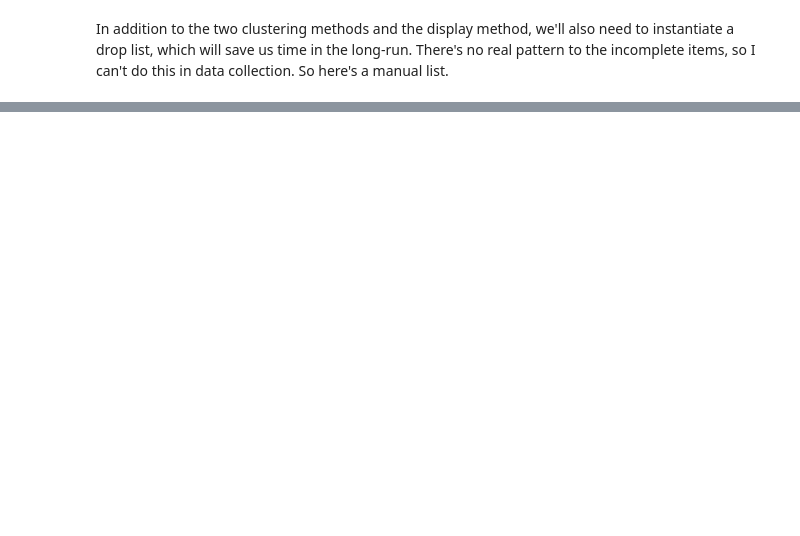
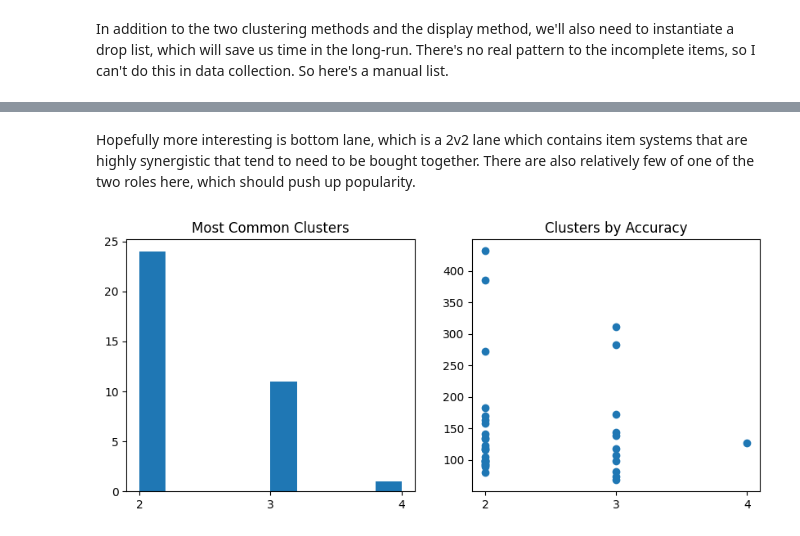
Before and after one commit to greenbird76/DSCI235_Final_Project, a Jupyter notebook: Clustering.ipynb, the cells around one changed output, grey strips where cells are left out. Drawn from its saved outputs; the diff is of its cells as text; code cells hidden in the pictures; blank space fills up the shorter version.

```diff
--- a/Clustering.ipynb
+++ b/Clustering.ipynb
@@ -193,0 +198,8 @@ top_best
+# %% [markdown]
+Hopefully more interesting is bottom lane, which is a 2v2 lane which contains item systems that are highly synergistic that tend to need to be bought together. There are also relatively few of one of the two roles here, which should push up popularity.
+# %%
+bot_best = find_role_optums(items[items['lane']=='BOTTOM'].drop(columns=droplist))
+bot_best['Lane']='BOTTOM'
+display_spread(bot_best)
+# %% [output]
+[figure, added]
```
Also changed, not shown: parts of 7 cells of this notebook.
